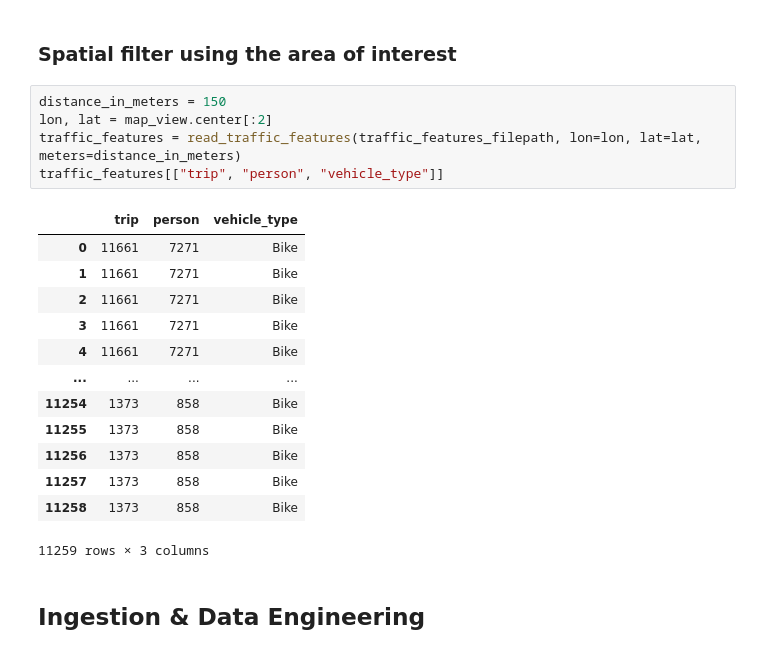
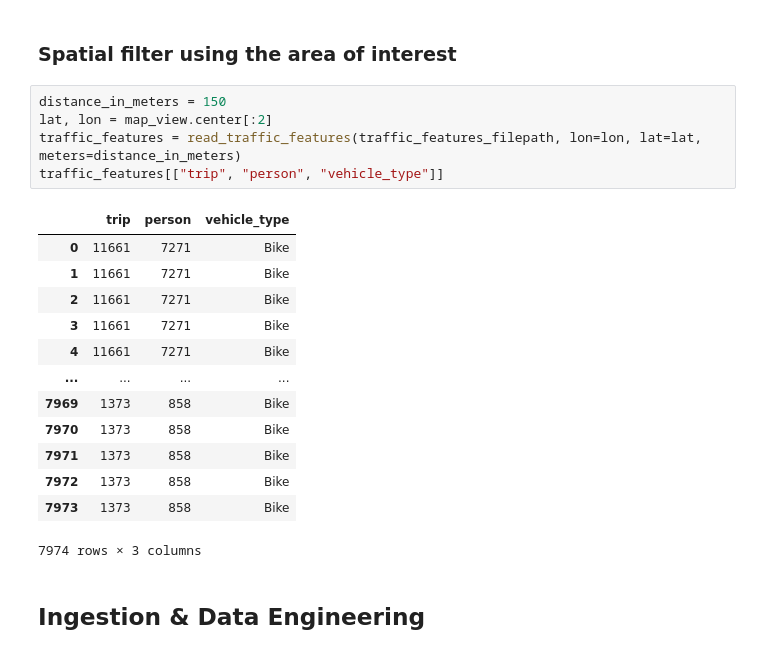
Before and after one commit to EsriDevEvents/spatial-data-science-examples, a Jupyter notebook: src/data-engineering/data_engineering/notebooks/UrbanDigitalTwin_Frankfurt.ipynb, the cells around one changed output. Drawn from its saved outputs; the diff is of its cells as text.

```diff
--- a/src/data-engineering/data_engineering/notebooks/UrbanDigitalTwin_Frankfurt.ipynb
+++ b/src/data-engineering/data_engineering/notebooks/UrbanDigitalTwin_Frankfurt.ipynb
@@ -57,23 +59,23 @@ map_view
 ### Spatial filter using the area of interest
 # %%
 distance_in_meters = 150
-lon, lat = map_view.center[:2]
+lat, lon = map_view.center[:2]
 traffic_features = read_traffic_features(traffic_features_filepath, lon=lon, lat=lat, meters=distance_in_meters)
 traffic_features[["trip", "person", "vehicle_type"]]
 # %% [output]
 |  | trip | person | vehicle_type |
 | 0 | 11661 | 7271 | Bike |
 | 1 | 11661 | 7271 | Bike |
 | 2 | 11661 | 7271 | Bike |
 | 3 | 11661 | 7271 | Bike |
 | 4 | 11661 | 7271 | Bike |
 | ... | ... | ... | ... |
-| 11254 | 1373 | 858 | Bike |
-| 11255 | 1373 | 858 | Bike |
-| 11256 | 1373 | 858 | Bike |
-| 11257 | 1373 | 858 | Bike |
-| 11258 | 1373 | 858 | Bike |
+| 7969 | 1373 | 858 | Bike |
+| 7970 | 1373 | 858 | Bike |
+| 7971 | 1373 | 858 | Bike |
+| 7972 | 1373 | 858 | Bike |
+| 7973 | 1373 | 858 | Bike |
-11259 rows × 3 columns
+7974 rows × 3 columns
 # %% [markdown]
 ## Ingestion & Data Engineering
 # %%
```
Also changed, not shown: parts of 10 cells of this notebook, 1 other file.
